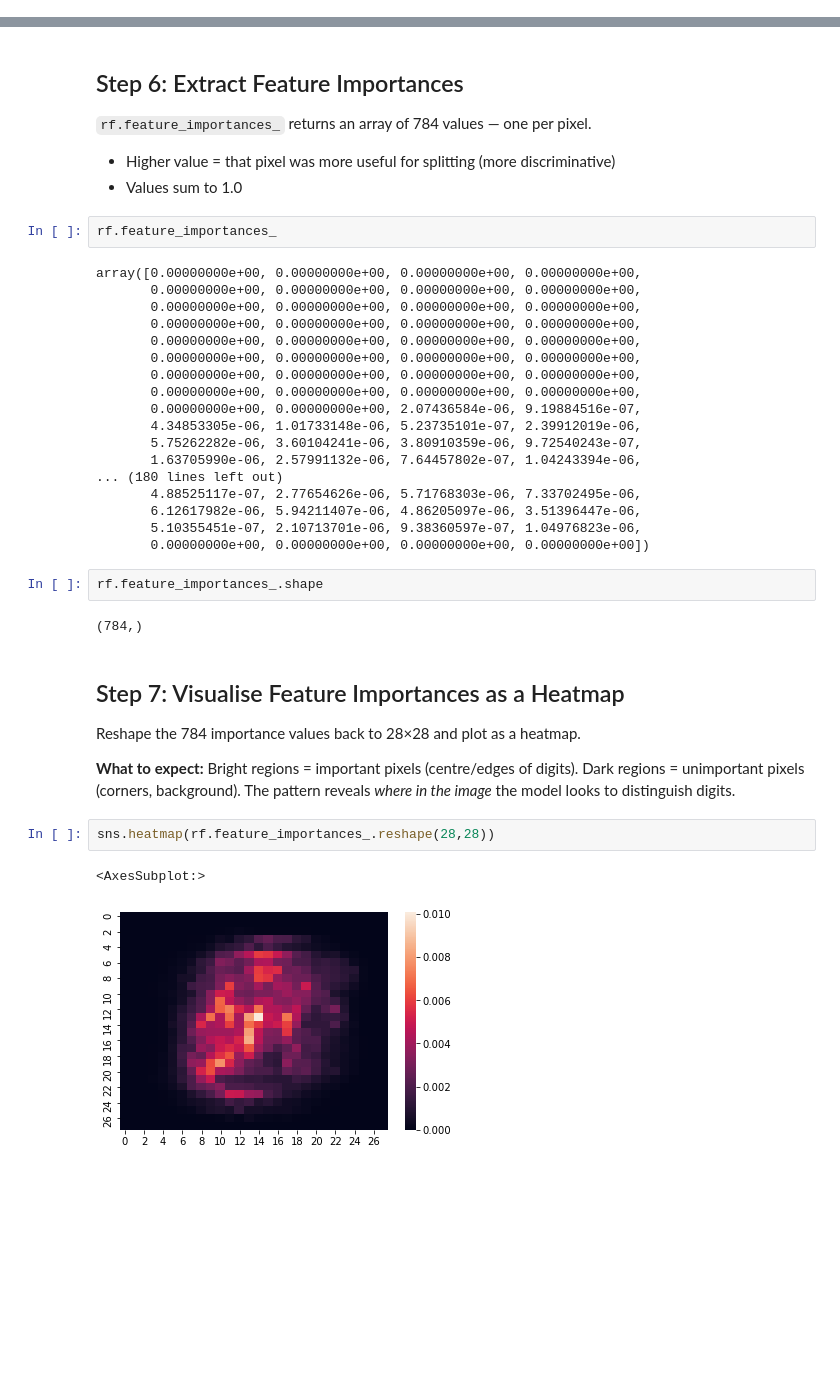
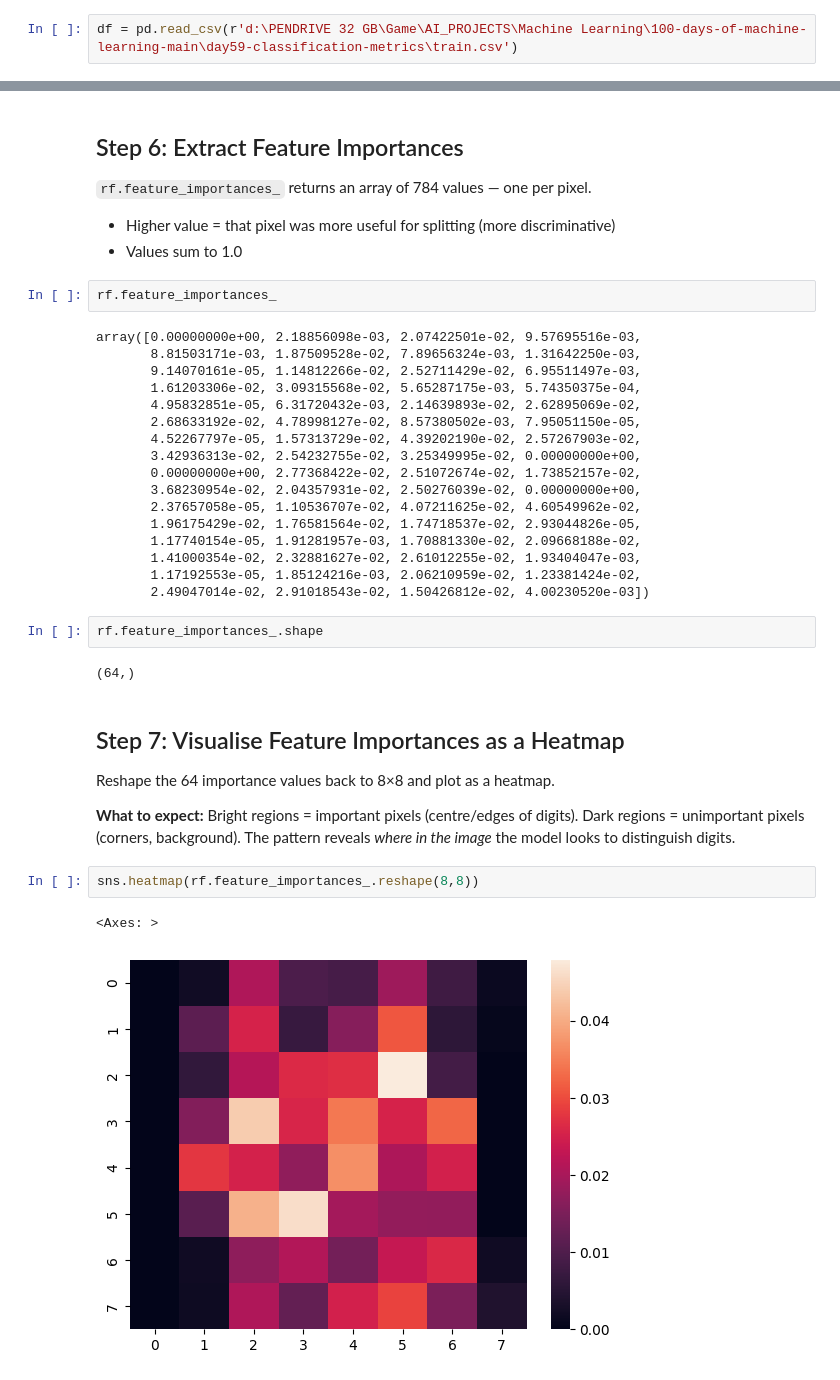
Before and after one commit to SubhabrataBarik/Machine-learning, a Jupyter notebook: 100-days-of-machine-learning-main/day65-random-forest/feature-importance-in-sklearn.ipynb, the cells around one changed output, grey strips where cells are left out. Saved outputs shown, nothing was run; the diff lists cells and outputs as text; blank space fills up the shorter version.

```diff
--- a/100-days-of-machine-learning-main/day65-random-forest/feature-importance-in-sklearn.ipynb
+++ b/100-days-of-machine-learning-main/day65-random-forest/feature-importance-in-sklearn.ipynb
@@ -20,3 +18,5 @@ df = pd.read_csv('train.csv')
+# %%
+df = pd.read_csv(r'd:\PENDRIVE 32 GB\Game\AI_PROJECTS\Machine Learning\100-days-of-machine-learning-main\day59-classification-metrics\train.csv')
 # %%
 df.head()
 # %% [output]
@@ -63,36 +63,35 @@ RandomForestClassifier()
 # %%
 rf.feature_importances_
 # %% [output]
-array([0.00000000e+00, 0.00000000e+00, 0.00000000e+00, 0.00000000e+00,
-       0.00000000e+00, 0.00000000e+00, 0.00000000e+00, 0.00000000e+00,
-       0.00000000e+00, 0.00000000e+00, 0.00000000e+00, 0.00000000e+00,
-       0.00000000e+00, 0.00000000e+00, 0.00000000e+00, 0.00000000e+00,
-       0.00000000e+00, 0.00000000e+00, 0.00000000e+00, 0.00000000e+00,
-       0.00000000e+00, 0.00000000e+00, 0.00000000e+00, 0.00000000e+00,
-       0.00000000e+00, 0.00000000e+00, 0.00000000e+00, 0.00000000e+00,
-       0.00000000e+00, 0.00000000e+00, 0.00000000e+00, 0.00000000e+00,
-       0.00000000e+00, 0.00000000e+00, 2.07436584e-06, 9.19884516e-07,
-       4.34853305e-06, 1.01733148e-06, 5.23735101e-07, 2.39912019e-06,
-       5.75262282e-06, 3.60104241e-06, 3.80910359e-06, 9.72540243e-07,
-       1.63705990e-06, 2.57991132e-06, 7.64457802e-07, 1.04243394e-06,
-... (180 lines left out)
-       4.88525117e-07, 2.77654626e-06, 5.71768303e-06, 7.33702495e-06,
-       6.12617982e-06, 5.94211407e-06, 4.86205097e-06, 3.51396447e-06,
-       5.10355451e-07, 2.10713701e-06, 9.38360597e-07, 1.04976823e-06,
-       0.00000000e+00, 0.00000000e+00, 0.00000000e+00, 0.00000000e+00])
+array([0.00000000e+00, 2.18856098e-03, 2.07422501e-02, 9.57695516e-03,
+       8.81503171e-03, 1.87509528e-02, 7.89656324e-03, 1.31642250e-03,
+       9.14070161e-05, 1.14812266e-02, 2.52711429e-02, 6.95511497e-03,
+       1.61203306e-02, 3.09315568e-02, 5.65287175e-03, 5.74350375e-04,
+       4.95832851e-05, 6.31720432e-03, 2.14639893e-02, 2.62895069e-02,
+       2.68633192e-02, 4.78998127e-02, 8.57380502e-03, 7.95051150e-05,
+       4.52267797e-05, 1.57313729e-02, 4.39202190e-02, 2.57267903e-02,
+       3.42936313e-02, 2.54232755e-02, 3.25349995e-02, 0.00000000e+00,
+       0.00000000e+00, 2.77368422e-02, 2.51072674e-02, 1.73852157e-02,
+       3.68230954e-02, 2.04357931e-02, 2.50276039e-02, 0.00000000e+00,
+       2.37657058e-05, 1.10536707e-02, 4.07211625e-02, 4.60549962e-02,
+       1.96175429e-02, 1.76581564e-02, 1.74718537e-02, 2.93044826e-05,
+       1.17740154e-05, 1.91281957e-03, 1.70881330e-02, 2.09668188e-02,
+       1.41000354e-02, 2.32881627e-02, 2.61012255e-02, 1.93404047e-03,
+       1.17192553e-05, 1.85124216e-03, 2.06210959e-02, 1.23381424e-02,
+       2.49047014e-02, 2.91018543e-02, 1.50426812e-02, 4.00230520e-03])
 # %%
 rf.feature_importances_.shape
 # %% [output]
-(784,)
+(64,)
 # %% [markdown]
 ## Step 7: Visualise Feature Importances as a Heatmap
-Reshape the 784 importance values back to 28×28 and plot as a heatmap.
+Reshape the 64 importance values back to 8×8 and plot as a heatmap.
 
 **What to expect:** Bright regions = important pixels (centre/edges of digits).
 Dark regions = unimportant pixels (corners, background).
 The pattern reveals *where in the image* the model looks to distinguish digits.
 # %%
-sns.heatmap(rf.feature_importances_.reshape(28,28))
+sns.heatmap(rf.feature_importances_.reshape(8,8))
 # %% [output]
-<AxesSubplot:>
+<Axes: >
-[figure, old version]
+[figure, new version]
```
Also changed, not shown: parts of 6 cells of this notebook, 5 other files.
